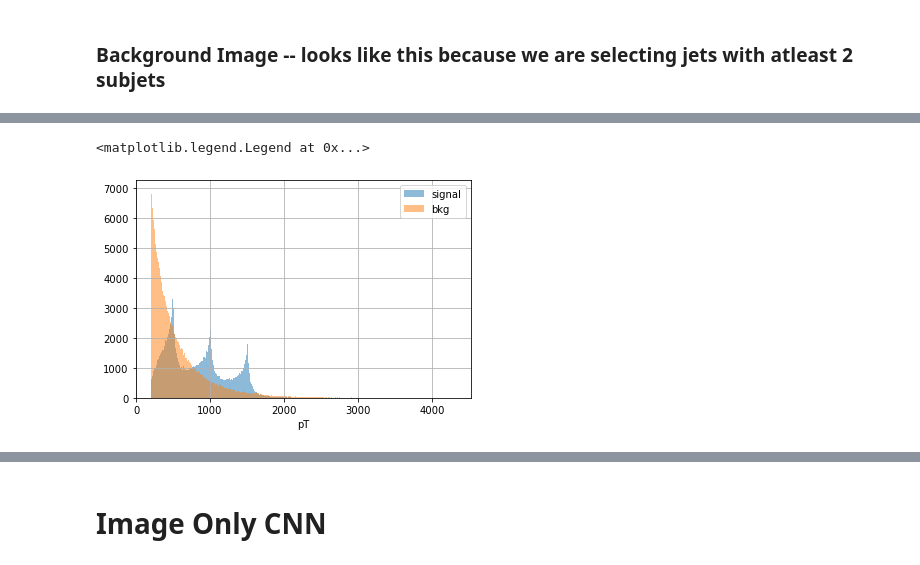
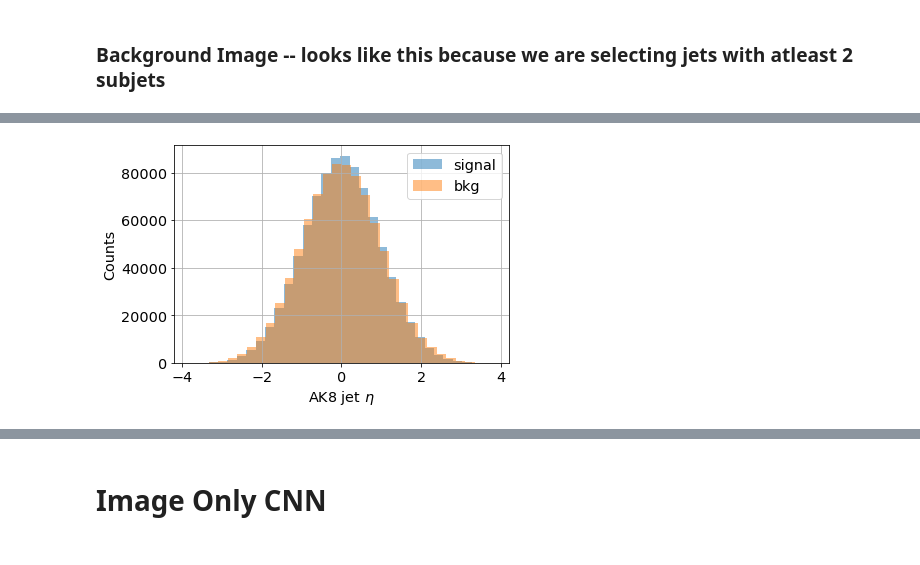
Before and after one commit to mdmorris/XAICoffea, a Jupyter notebook: CNN_JetImage_AllVars.ipynb, the cells around one changed output, grey strips where cells are left out. Saved outputs shown, nothing was run; the diff lists cells and outputs as text; code cells hidden in the pictures.

Commit message:
Adding plots

```diff
--- a/CNN_JetImage_AllVars.ipynb
+++ b/CNN_JetImage_AllVars.ipynb
@@ -56,3 +54,12 @@ n_mu=np.array(data['muMult'], dtype=np.int16)
 # pt=np.array(data['jetconstPt'], dtype=np.float64)
 # phi=np.array(data['jetconstPhi'], dtype=np.float16)
 # evnum=np.array(data['jetconstEvnum'], dtype=np.float64)
+# %%
+params = {'legend.fontsize': 'x-large',
+         'axes.labelsize': 'x-large',
+         'axes.titlesize':'x-large',
+         'xtick.labelsize':'x-large',
+         'ytick.labelsize':'x-large',
+         'figure.facecolor':'white'}
+plt.rcParams.update(params)
+plt.style.context('default')
@@ -59,7 +68,7 @@ n_mu=np.array(data['muMult'], dtype=np.int16)
 # %% [markdown]
 ### To make sure siganl and bkg are equal in number for
 # %%
-numZ = np.min([np.sum(labels[:,1]==1), np.sum(labels[:,2]==1), np.sum(labels[:,3]==1)])
+numZ = np.min([np.sum(labels[:,1]==1)])
 numData = np.min([numZ, np.sum(labels[:,0]==1)])
 # %%
 f = np.array(list(zip(images, pt, eta, phi, tau21, jetpull, n_ch, n_nh, n_gamma, n_e, n_mu, labels)))
@@ -69,18 +78,12 @@ df = pd.DataFrame(data=f, columns=['image', 'pT', 'eta', 'phi', 'tau21', 'jetpul
 # df.dtypes
 # %%
 z1= (labels[:,1]==1)
-z1[np.argwhere(z1==True)[int(numData/3):]] = False
-
-z2= (labels[:,2]==1)
-z2[np.argwhere(z2==True)[int(numData/3):]] = False
-
-z3= (labels[:,3]==1)
-z3[np.argwhere(z3==True)[int(math.ceil(numData/3)):]] = False
+z1[np.argwhere(z1==True)[int(numData):]] = False
 
 qcd= (labels[:,0]==1)
 qcd[np.argwhere(qcd==True)[int(numData):]] = False
 # %%
-signal = shuffle(df[pd.Series(z1+z2+z3)]).reset_index(drop=True)
+signal = shuffle(df[pd.Series(z1)]).reset_index(drop=True)
 sig_labels = np.array(np.zeros((len(signal.index), 2)), dtype=np.int32)
 sig_labels[:,0]=1
 sig_labels = pd.Series(sig_labels.tolist())
@@ -135,10 +151,10 @@ plt.legend()
 # %%
-signal['pT'].hist(bins=1000, alpha=0.5, label ='signal')
-bkg['pT'].hist(bins=1000, alpha=0.5, label ='bkg')
-plt.xlabel('pT')
+signal['eta'].hist(bins=32, alpha=0.5, label ='signal')
+bkg['eta'].hist(bins=32, alpha=0.5, label ='bkg')
+plt.xlabel(r'AK8 jet $\eta$')
+plt.ylabel("Counts")
 plt.legend()
-# plt.savefig('plots/jetpT.png')
+plt.savefig('plots/jeteta.png')
 # %% [output]
-<matplotlib.legend.Legend at 0x...>
-[figure, old version]
+[figure, new version]
 # %%
```
Also changed, not shown: parts of 28 cells of this notebook, 10 other files.
